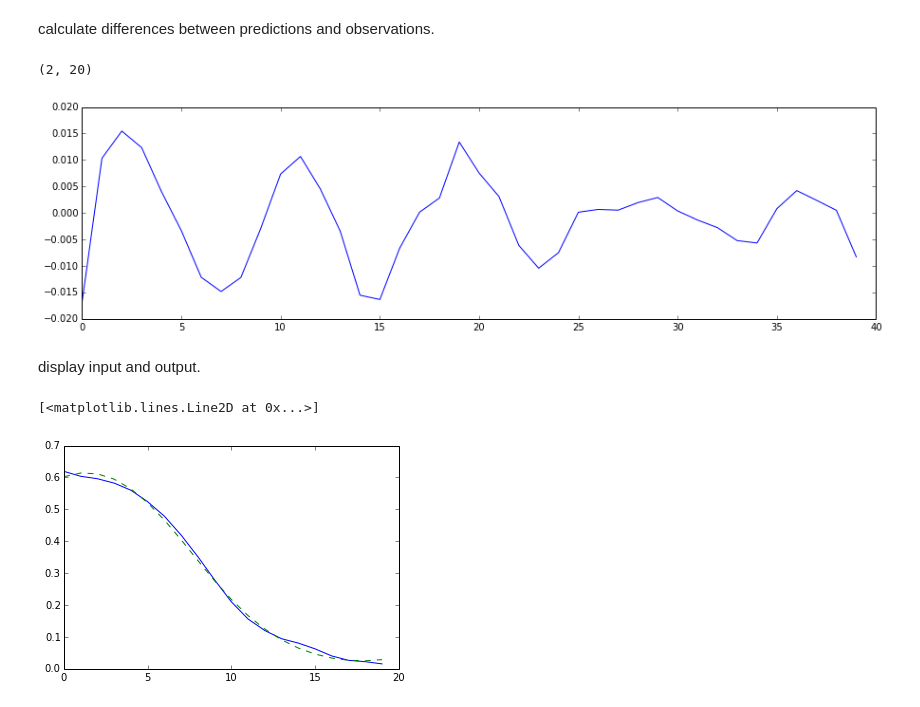
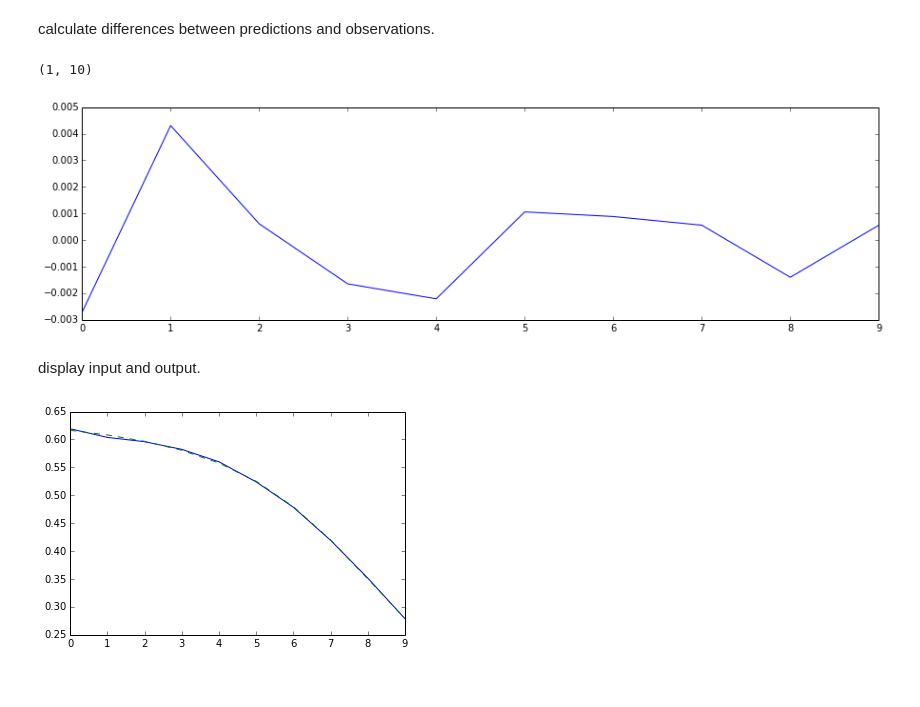
Before and after one commit to afcarl/chainer_seq2seq, a Jupyter notebook: experiment_01.ipynb, the cells around one changed output. Saved outputs shown, nothing was run; the diff lists cells and outputs as text; code cells hidden in the pictures.

```diff
--- a/experiment_01.ipynb
+++ b/experiment_01.ipynb
@@ -25,7 +25,7 @@ plt.plot(train_src_data[20:230])
 make a set of mini batches
 # %%
 import utils
-LENGTH_OF_TRAIN_SEQUENCE = 20
+LENGTH_OF_TRAIN_SEQUENCE = 200
 train_src_mini_batch_data = utils.make_mini_batch_without_overlap(train_src_data[:,0], LENGTH_OF_TRAIN_SEQUENCE)
 valid_src_mini_batch_data = utils.make_mini_batch_without_overlap(valid_src_data[:,0], LENGTH_OF_TRAIN_SEQUENCE)
 test_src_mini_batch_data = utils.make_mini_batch_without_overlap(test_src_data[:,0], LENGTH_OF_TRAIN_SEQUENCE)
@@ -36,9 +36,9 @@ print(test_src_mini_batch_data.shape)
 
 
 # modify them
-train_src_mini_batch_data = train_src_mini_batch_data[0:5,:]
-valid_src_mini_batch_data = valid_src_mini_batch_data[0:5,:]
-test_src_mini_batch_data = test_src_mini_batch_data[0:5,:]
+# train_src_mini_batch_data = train_src_mini_batch_data[0:1,:]
+# valid_src_mini_batch_data = valid_src_mini_batch_data[0:1,:]
+# test_src_mini_batch_data = test_src_mini_batch_data[0:1,:]
 
 print(train_src_mini_batch_data.shape)
 print(valid_src_mini_batch_data.shape)
@@ -155,7 +155,7 @@ print(train_errors.shape)
 # print(smoothed_valid_errors.shape)
 # print(smoothed_test_errors.shape)
 # %% [output]
-(2, 20)
+(1, 10)
 # %%
 # display them
 def display_errors(data):
@@ -168,6 +168,8 @@ def display_errors(data):
     plt.show()
 # %%
 display_errors(train_errors)
+# display_errors(valid_errors)
+
 # display_errors(smoothed_valid_errors)
 # display_errors(smoothed_test_errors)
 # plt.figure(figsize=(15, 4))
@@ -176,13 +178,12 @@ display_errors(train_errors)
 
 # plt.legend(loc="best")
 # %% [output]
-[figure, old version]
+[figure, new version]
 # %% [markdown]
 display input and output.
 # %%
-index = 0
-plt.plot(train_src_mini_batch_data[index], label="src")
-plt.plot(inverse_train_dst_mini_batch_data[index], linestyle="dashed", label="pred")
+for index in range(train_src_mini_batch_data.shape[0]):
+    plt.plot(train_src_mini_batch_data[index], label="src")
+    plt.plot(inverse_train_dst_mini_batch_data[index], linestyle="dashed", label="pred")
 # %% [output]
-[<matplotlib.lines.Line2D at 0x...>]
-[figure, old version]
+[figure, new version]
```
Also changed, not shown: parts of 6 cells of this notebook, 5 other files.
